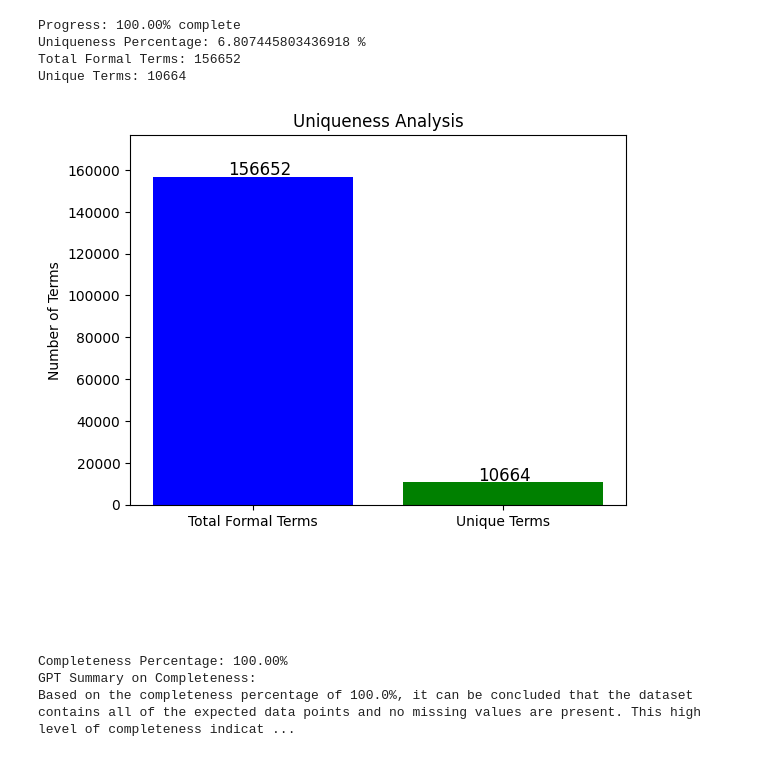
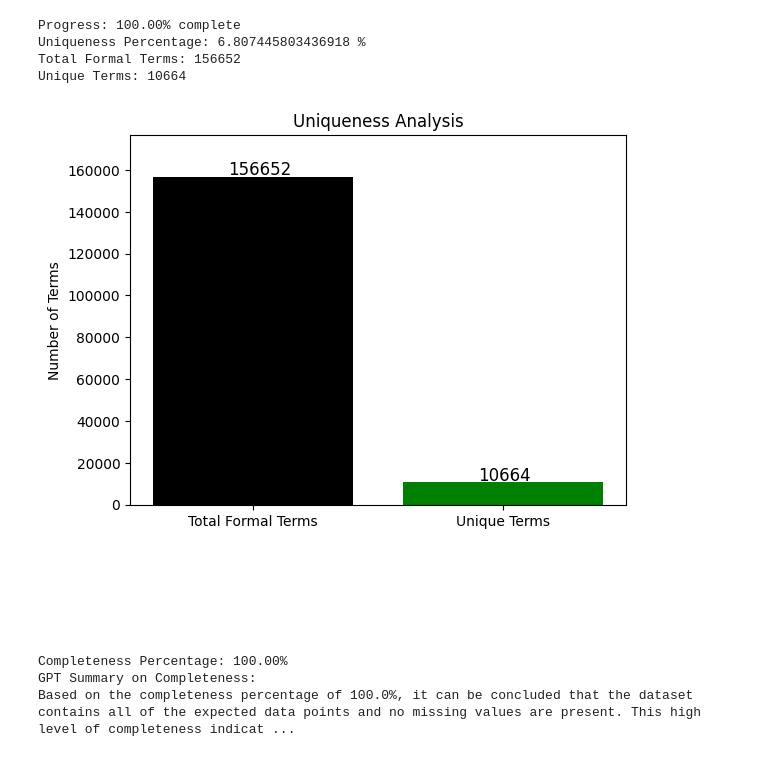
Before and after one commit to NagillaUdayasree/Udayasree_INFO5731_Spring2024, a Jupyter notebook: Nagilla_Udayasree_FinalProject.ipynb, the cells around one changed output. Saved outputs shown, nothing was run; the diff lists cells and outputs as text; code cells hidden in the pictures.

```diff
--- a/Nagilla_Udayasree_FinalProject.ipynb
+++ b/Nagilla_Udayasree_FinalProject.ipynb
@@ -172,33 +172,33 @@ Unique Terms: 10664
 # %%
 import matplotlib.pyplot as plt
 
 # Data
 uniqueness_percentage = 6.807445803436918
 total_formal_terms = 156652
 unique_terms = 10664
 
 # Plotting
 labels = ['Total Formal Terms', 'Unique Terms']
 values = [total_formal_terms, unique_terms]
 
-plt.bar(labels, values, color=['blue', 'green'])
+plt.bar(labels, values, color=['black', 'green'])
 plt.ylabel('Number of Terms')
 plt.title('Uniqueness Analysis')
 plt.text(-0.1, total_formal_terms + 1000, f'{total_formal_terms}', color='black', fontsize=12)
 plt.text(0.9, unique_terms + 1000, f'{unique_terms}', color='black', fontsize=12)
 plt.ylim(0, total_formal_terms + 20000) # Setting y-axis limit to accommodate text
 
 # Adding uniqueness percentage annotation
 plt.annotate(f'Uniqueness Percentage: {uniqueness_percentage:.2f}%',
              xy=(0.5, 0), xytext=(0, -40),
              xycoords=('axes fraction', 'figure fraction'),
              textcoords='offset points',
              fontsize=10, color='red',
              ha='center', va='top')
 
 plt.show()
 # %% [output]
-[figure, old version]
+[figure, new version]
 # %%
 import pandas as pd
 import requests
```
